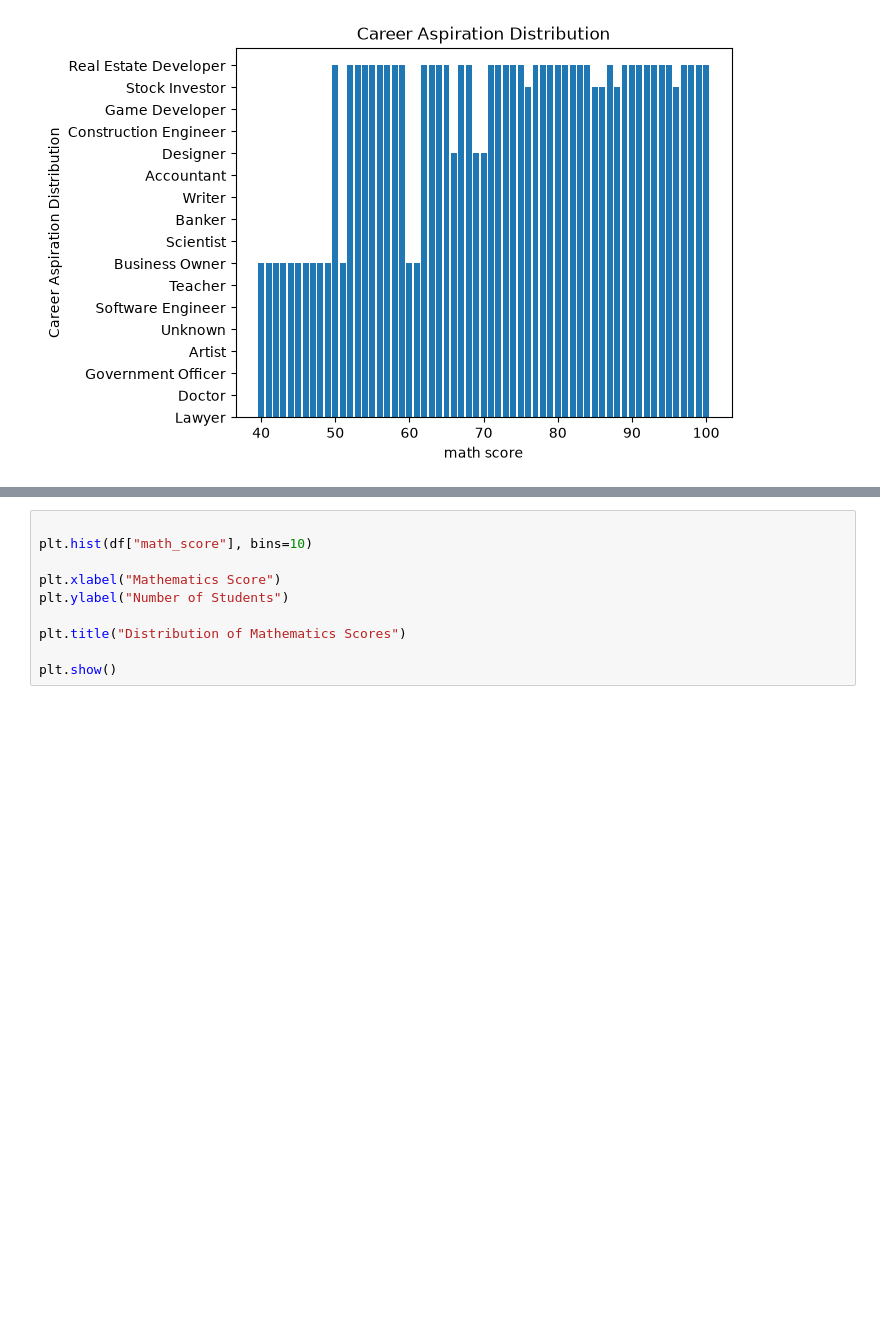
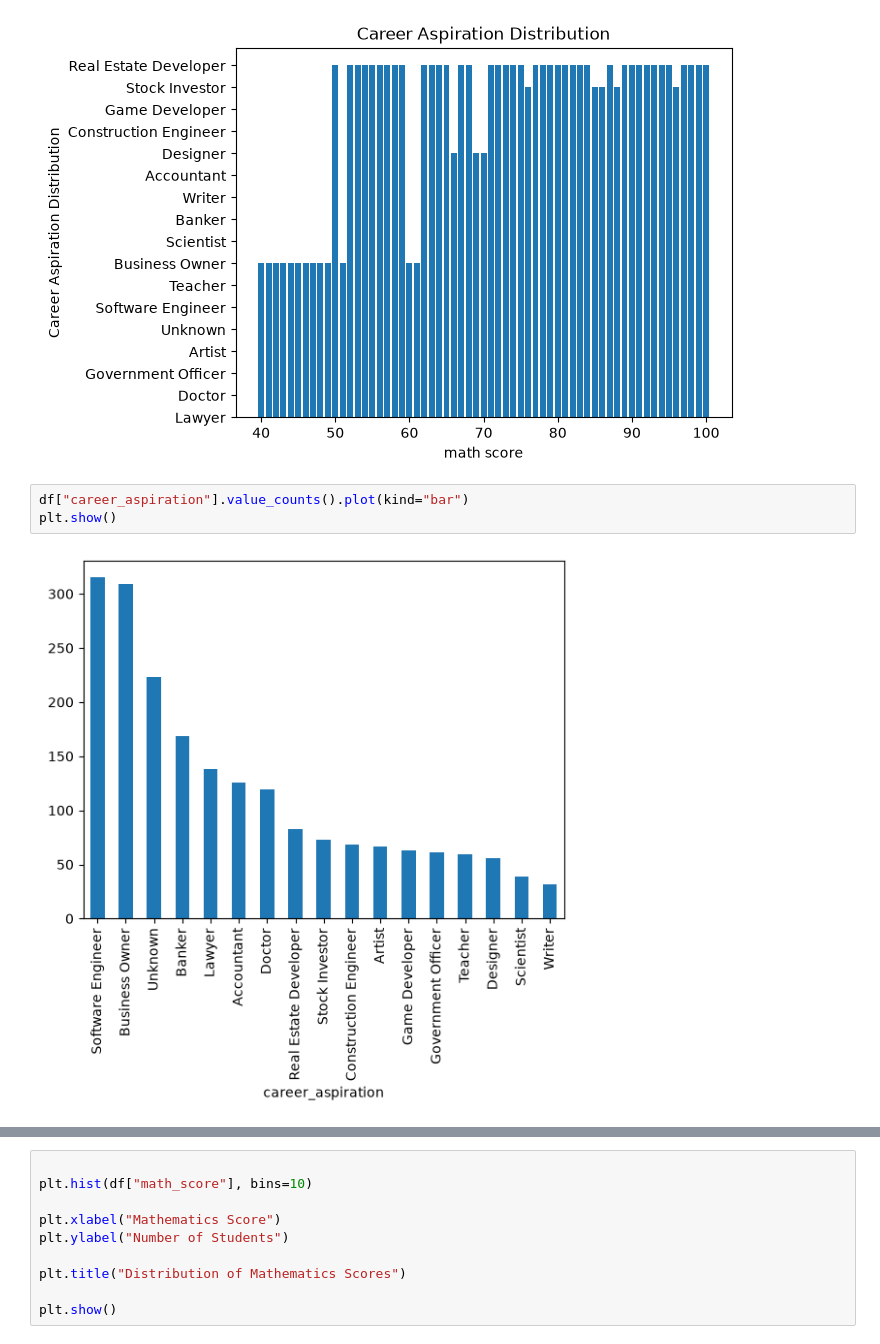
Before and after one commit to Brian-kirwa/myfirst_ml_projects, a Jupyter notebook: python.ipynb, the cells around one changed output, grey strips where cells are left out. Saved outputs shown, nothing was run; the diff lists cells and outputs as text; blank space fills up the shorter version.

```diff
--- a/python.ipynb
+++ b/python.ipynb
@@ -54,3 +65,8 @@ plt.ylabel("Career Aspiration Distribution")
 plt.show()
 # %% [output]
 [figure]
+# %%
+df["career_aspiration"].value_counts().plot(kind="bar")
+plt.show()
+# %% [output]
+[figure, added]
```
Also changed, not shown: parts of 3 cells of this notebook.
